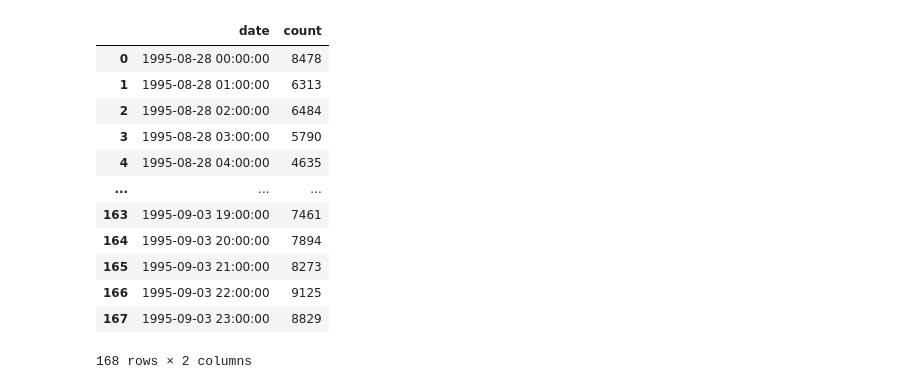
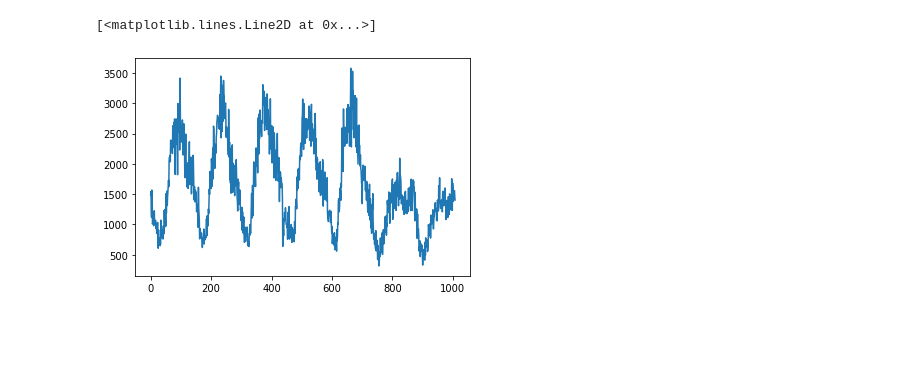
Before and after one commit to nnao45/jaist-my-jupyter, a Jupyter notebook: notebook/clark_net/test01.ipynb, the cells around one changed output. Drawn from its saved outputs; the diff is of its cells as text; code cells hidden in the pictures; blank space fills up the shorter version.

```diff
--- a/notebook/clark_net/test01.ipynb
+++ b/notebook/clark_net/test01.ipynb
@@ -78,0 +57,2 @@ df_log_line_data
+# %%
+raw_df_S = pd.read_csv("clarknet_access_log_Aug28.csv").to_numpy()
@@ -99,18 +104,6 @@ df_log_line_data_by_min
-# %%
-df_log_line_data_by_hourly = df_log_line_data.groupby(pd.Grouper(key="date", freq="H")).sum().reset_index()
-df_log_line_data_by_hourly
-# %% [output]
-|  | date | count |
-| 0 | 1995-08-28 00:00:00 | 8478 |
-| 1 | 1995-08-28 01:00:00 | 6313 |
-| 2 | 1995-08-28 02:00:00 | 6484 |
-| 3 | 1995-08-28 03:00:00 | 5790 |
-| 4 | 1995-08-28 04:00:00 | 4635 |
-| ... | ... | ... |
-| 163 | 1995-09-03 19:00:00 | 7461 |
-| 164 | 1995-09-03 20:00:00 | 7894 |
-| 165 | 1995-09-03 21:00:00 | 8273 |
-| 166 | 1995-09-03 22:00:00 | 9125 |
-| 167 | 1995-09-03 23:00:00 | 8829 |
-168 rows × 2 columns
+# %%
+plt.plot(df_M["count"])
+# %% [output]
+[<matplotlib.lines.Line2D at 0x...>]
+[figure, added]
 # %%
```
Also changed, not shown: parts of 20 cells of this notebook.
